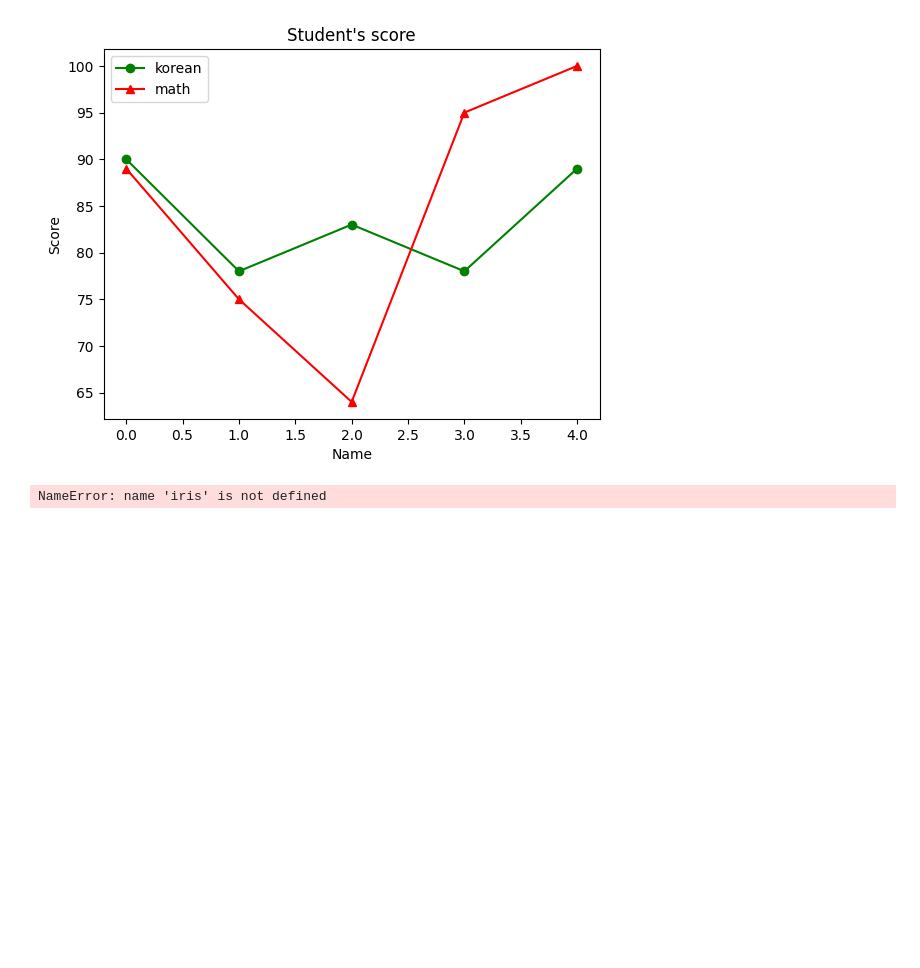
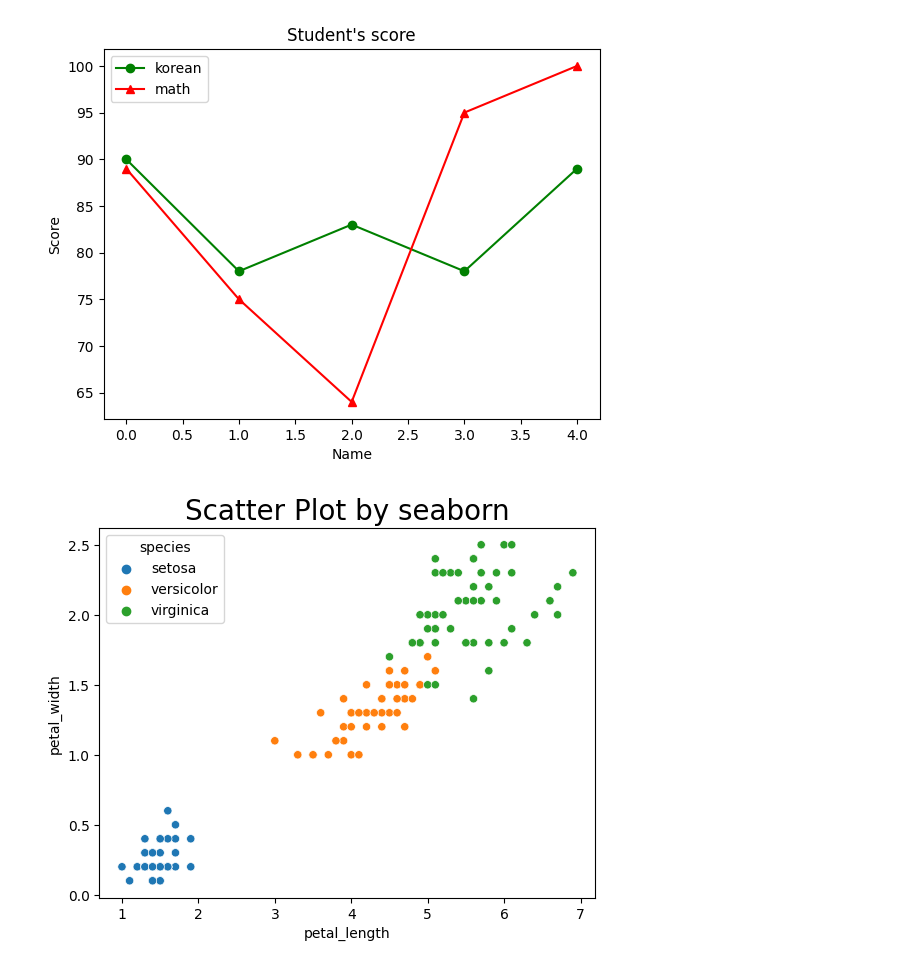
Before and after one commit to Lee11178/aipython, a Jupyter notebook: Untitled4.ipynb, the cells around one changed output. Drawn from its saved outputs; the diff is of its cells as text; code cells hidden in the pictures; blank space fills up the shorter version.

```diff
--- a/Untitled4.ipynb
+++ b/Untitled4.ipynb
@@ -80,15 +80,13 @@ plt.ylabel('Score')
 plt.show()
 # %% [output]
 [figure]
-# %%
-import pandas as pd
-df = pd.read_csv('iris.csv',encoding='UTF-8')
-df
-
-import matplotlib.pyplot as plt
-import seaborn as sns
-
-sns.pairplot(iris,hue='species')
-plt.show()
-# %% [output]
-NameError: name 'iris' is not defined
+# %%
+import matplotlib.pyplot as plt
+import seaborn as sns
+import pandas as pd
+iris=pd.read_csv("iris.csv")
+sns.scatterplot(x='petal_length',y='petal_width' ,hue='species',data=iris)
+plt.title('Scatter Plot by seaborn', fontsize=20)
+plt.show()
+# %% [output]
+[figure, added]
```
Also changed, not shown: parts of 1 cell of this notebook.
